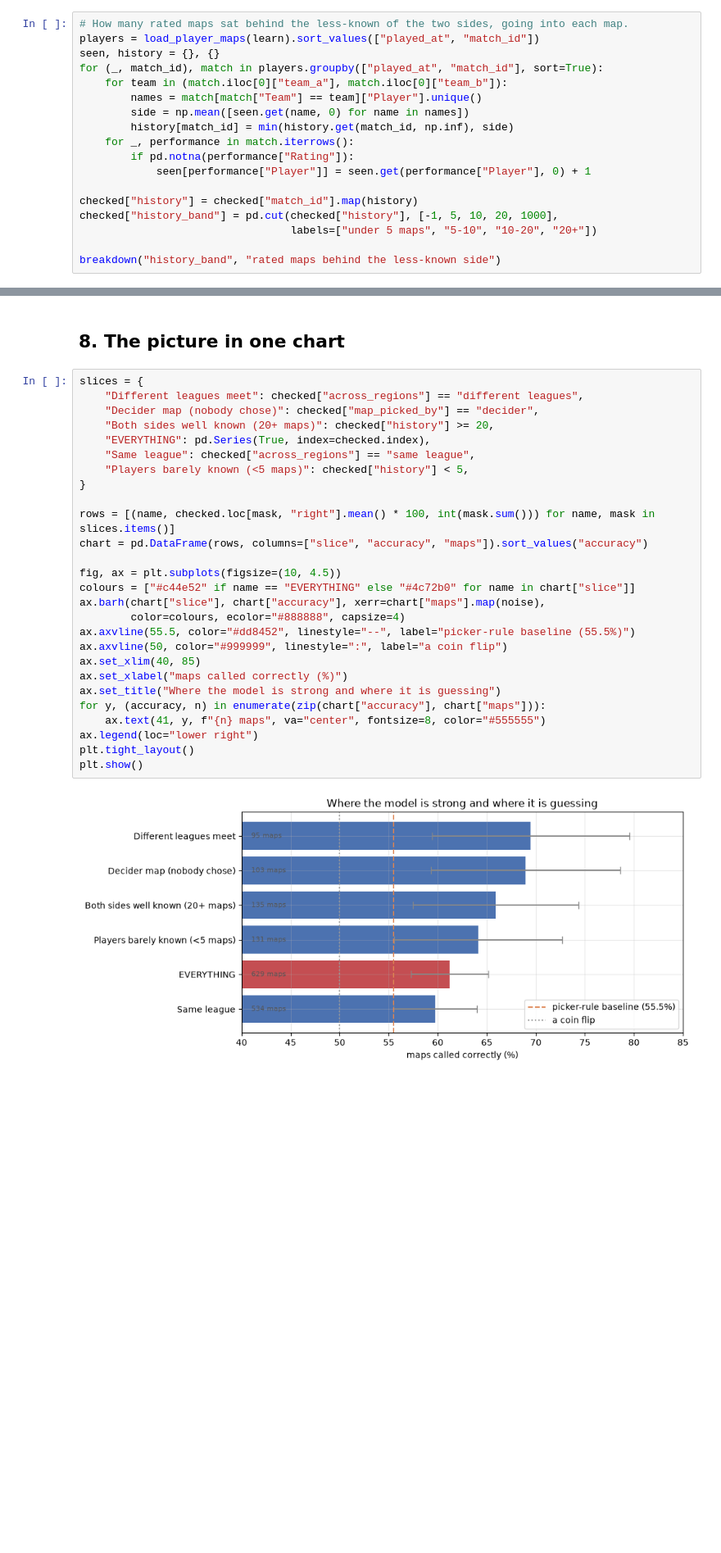
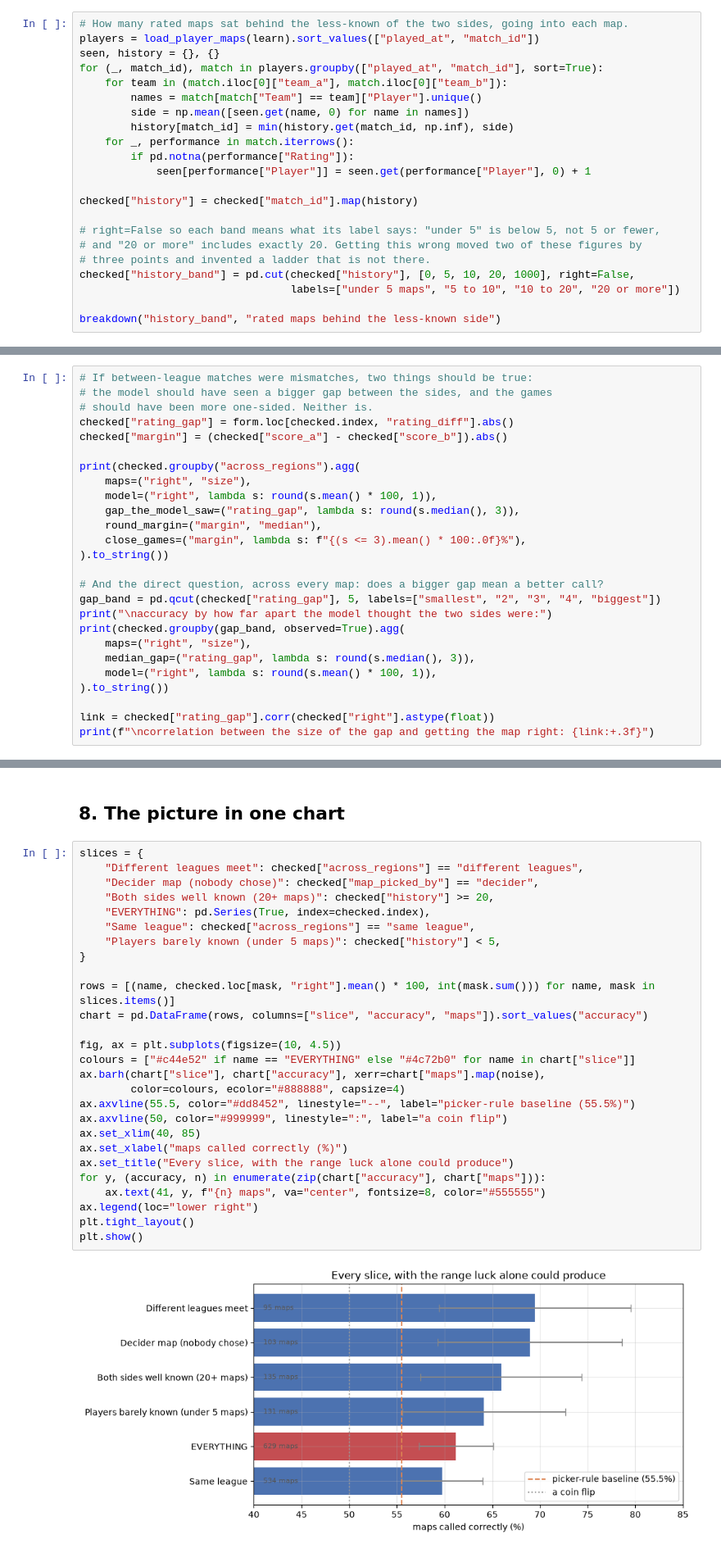
Before and after one commit to Mints1104/Valorant-Agent-Predictor, a Jupyter notebook: notebooks/10_error_analysis.ipynb, the cells around one changed output, grey strips where cells are left out. Shown at 82% size. Saved outputs shown, nothing was run; the diff lists cells and outputs as text; blank space fills up the shorter version.

```diff
--- a/notebooks/10_error_analysis.ipynb
+++ b/notebooks/10_error_analysis.ipynb
@@ -134,8 +152,12 @@ for (_, match_id), match in players.groupby(["played_at", "match_id"], sort=True
             seen[performance["Player"]] = seen.get(performance["Player"], 0) + 1
 
 checked["history"] = checked["match_id"].map(history)
-checked["history_band"] = pd.cut(checked["history"], [-1, 5, 10, 20, 1000],
-                                 labels=["under 5 maps", "5-10", "10-20", "20+"])
+
+# right=False so each band means what its label says: "under 5" is below 5, not 5 or fewer,
+# and "20 or more" includes exactly 20. Getting this wrong moved two of these figures by
+# three points and invented a ladder that is not there.
+checked["history_band"] = pd.cut(checked["history"], [0, 5, 10, 20, 1000], right=False,
+                                 labels=["under 5 maps", "5 to 10", "10 to 20", "20 or more"])
 
 breakdown("history_band", "rated maps behind the less-known side")
 # %% [output]
@@ -220,0 +243,26 @@ is 13 points.
+# %%
+# If between-league matches were mismatches, two things should be true:
+# the model should have seen a bigger gap between the sides, and the games
+# should have been more one-sided. Neither is.
+checked["rating_gap"] = form.loc[checked.index, "rating_diff"].abs()
+checked["margin"] = (checked["score_a"] - checked["score_b"]).abs()
+
+print(checked.groupby("across_regions").agg(
+    maps=("right", "size"),
+    model=("right", lambda s: round(s.mean() * 100, 1)),
+    gap_the_model_saw=("rating_gap", lambda s: round(s.median(), 3)),
+    round_margin=("margin", "median"),
+    close_games=("margin", lambda s: f"{(s <= 3).mean() * 100:.0f}%"),
+).to_string())
+
+# And the direct question, across every map: does a bigger gap mean a better call?
+gap_band = pd.qcut(checked["rating_gap"], 5, labels=["smallest", "2", "3", "4", "biggest"])
+print("\naccuracy by how far apart the model thought the two sides were:")
+print(checked.groupby(gap_band, observed=True).agg(
+    maps=("right", "size"),
+    median_gap=("rating_gap", lambda s: round(s.median(), 3)),
+    model=("right", lambda s: round(s.mean() * 100, 1)),
+).to_string())
+
+link = checked["rating_gap"].corr(checked["right"].astype(float))
+print(f"\ncorrelation between the size of the gap and getting the map right: {link:+.3f}")
@@ -338,29 +457,29 @@ confident.
 # %%
 slices = {
     "Different leagues meet": checked["across_regions"] == "different leagues",
     "Decider map (nobody chose)": checked["map_picked_by"] == "decider",
     "Both sides well known (20+ maps)": checked["history"] >= 20,
     "EVERYTHING": pd.Series(True, index=checked.index),
     "Same league": checked["across_regions"] == "same league",
-    "Players barely known (<5 maps)": checked["history"] < 5,
+    "Players barely known (under 5 maps)": checked["history"] < 5,
 }
 
 rows = [(name, checked.loc[mask, "right"].mean() * 100, int(mask.sum())) for name, mask in slices.items()]
 chart = pd.DataFrame(rows, columns=["slice", "accuracy", "maps"]).sort_values("accuracy")
 
 fig, ax = plt.subplots(figsize=(10, 4.5))
 colours = ["#c44e52" if name == "EVERYTHING" else "#4c72b0" for name in chart["slice"]]
 ax.barh(chart["slice"], chart["accuracy"], xerr=chart["maps"].map(noise),
         color=colours, ecolor="#888888", capsize=4)
 ax.axvline(55.5, color="#dd8452", linestyle="--", label="picker-rule baseline (55.5%)")
 ax.axvline(50, color="#999999", linestyle=":", label="a coin flip")
 ax.set_xlim(40, 85)
 ax.set_xlabel("maps called correctly (%)")
-ax.set_title("Where the model is strong and where it is guessing")
+ax.set_title("Every slice, with the range luck alone could produce")
 for y, (accuracy, n) in enumerate(zip(chart["accuracy"], chart["maps"])):
     ax.text(41, y, f"{n} maps", va="center", fontsize=8, color="#555555")
 ax.legend(loc="lower right")
 plt.tight_layout()
 plt.show()
 # %% [output]
-[figure, old version]
+[figure, new version]
```
Also changed, not shown: parts of 15 cells of this notebook, 1 other file.
